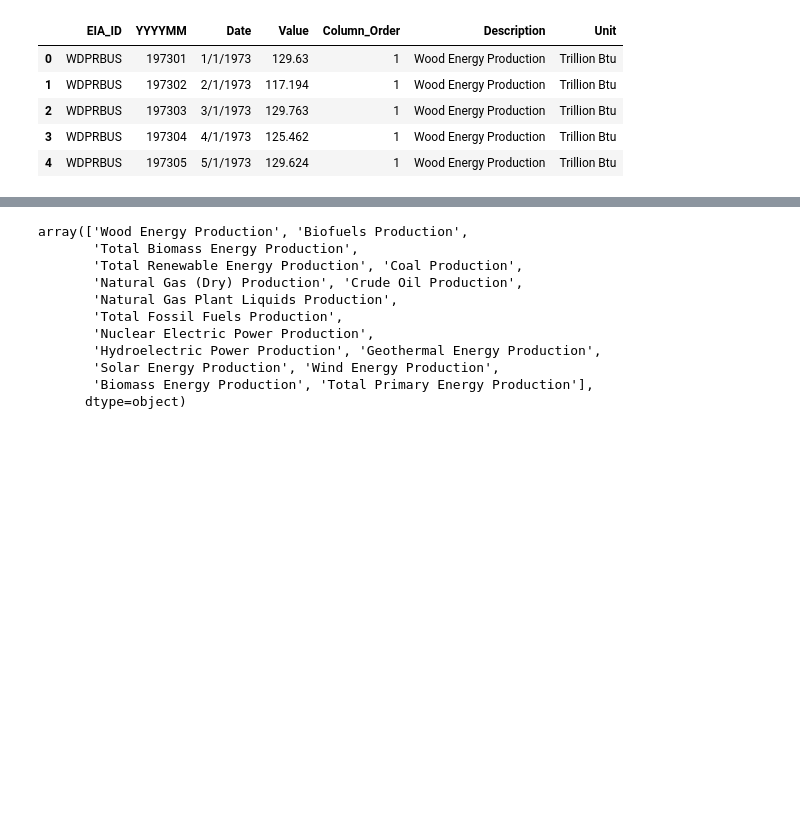
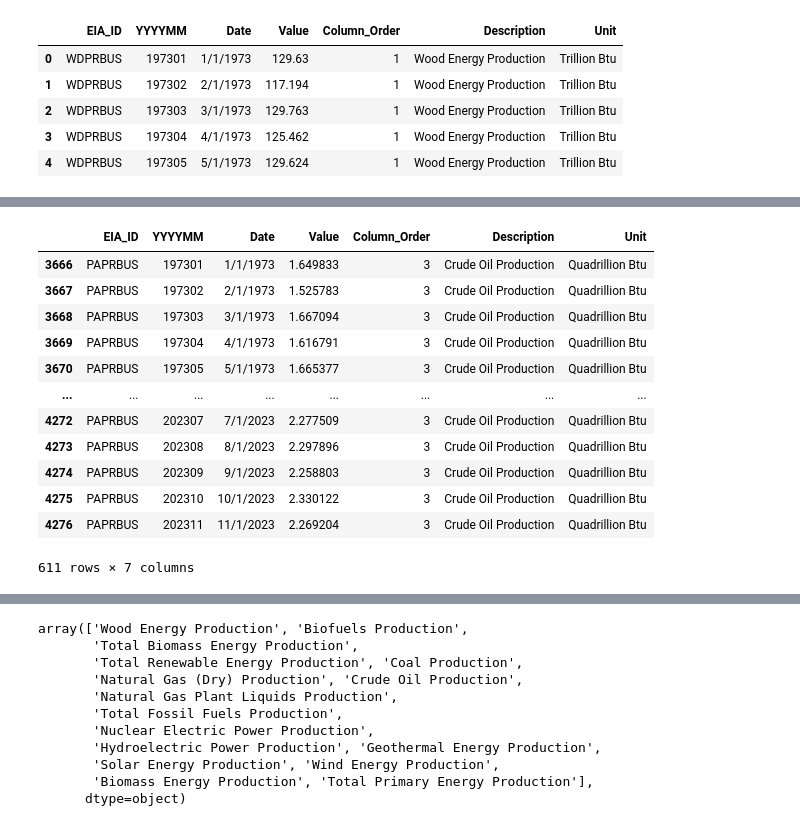
Before and after one commit to nklatsky/datathon-s24-team4-code, a Jupyter notebook: eda.ipynb, the cells around one changed output, grey strips where cells are left out. Saved outputs shown, nothing was run; the diff lists cells and outputs as text; code cells hidden in the pictures; blank space fills up the shorter version.

```diff
--- a/eda.ipynb
+++ b/eda.ipynb
@@ -558,0 +568,16 @@ energy_production.head()
+# %%
+crude_oil_production
+# %% [output]
+|  | EIA_ID | YYYYMM | Date | Value | Column_Order | Description | Unit |
+| 3666 | PAPRBUS | 197301 | 1/1/1973 | 1.649833 | 3 | Crude Oil Production | Quadrillion Btu |
+| 3667 | PAPRBUS | 197302 | 2/1/1973 | 1.525783 | 3 | Crude Oil Production | Quadrillion Btu |
+| 3668 | PAPRBUS | 197303 | 3/1/1973 | 1.667094 | 3 | Crude Oil Production | Quadrillion Btu |
+| 3669 | PAPRBUS | 197304 | 4/1/1973 | 1.616791 | 3 | Crude Oil Production | Quadrillion Btu |
+| 3670 | PAPRBUS | 197305 | 5/1/1973 | 1.665377 | 3 | Crude Oil Production | Quadrillion Btu |
+| ... | ... | ... | ... | ... | ... | ... | ... |
+| 4272 | PAPRBUS | 202307 | 7/1/2023 | 2.277509 | 3 | Crude Oil Production | Quadrillion Btu |
+| 4273 | PAPRBUS | 202308 | 8/1/2023 | 2.297896 | 3 | Crude Oil Production | Quadrillion Btu |
+| 4274 | PAPRBUS | 202309 | 9/1/2023 | 2.258803 | 3 | Crude Oil Production | Quadrillion Btu |
+| 4275 | PAPRBUS | 202310 | 10/1/2023 | 2.330122 | 3 | Crude Oil Production | Quadrillion Btu |
+| 4276 | PAPRBUS | 202311 | 11/1/2023 | 2.269204 | 3 | Crude Oil Production | Quadrillion Btu |
+611 rows × 7 columns
```
Also changed, not shown: parts of 4 cells of this notebook, 5 other files.
